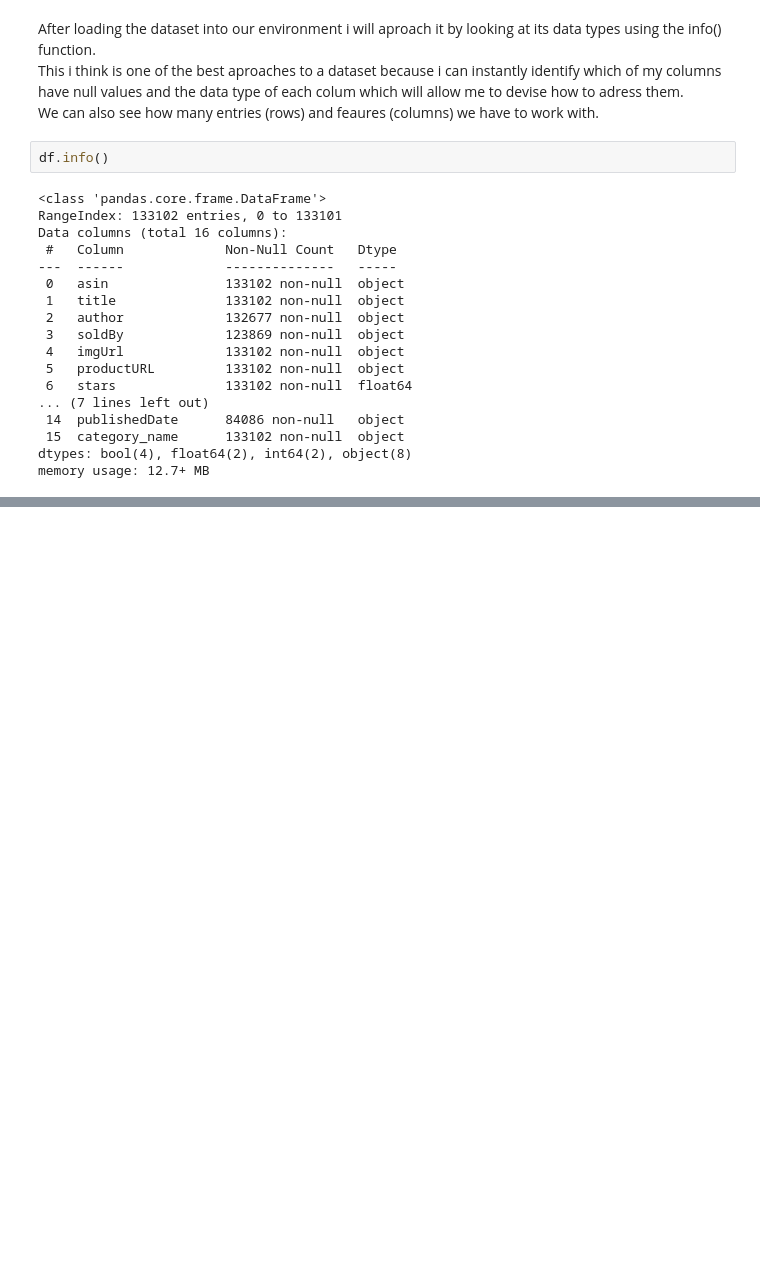
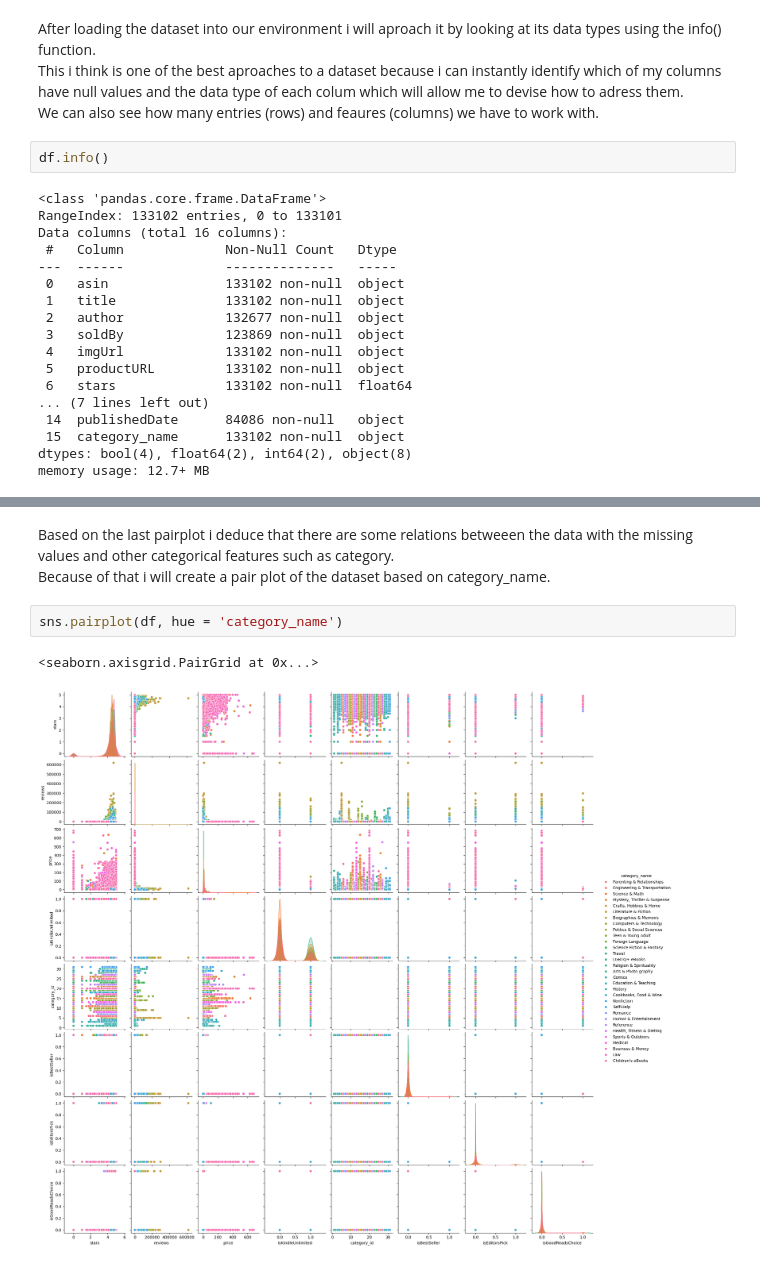
Before and after one commit to Arniquin/ExploratoryDataAnalysis-HypothesisTesting, a Jupyter notebook: Hypothesis.ipynb, the cells around one changed output, grey strips where cells are left out. Cells and saved outputs as stored; diff of their text form; blank space fills up the shorter version.

```diff
--- a/Hypothesis.ipynb
+++ b/Hypothesis.ipynb
@@ -86,0 +138,8 @@ df.head()
+# %% [markdown]
+Based on the last pairplot i deduce that there are some relations betweeen the data with the missing values and other categorical features such as category.
+Because of that i will create a pair plot of the dataset based on category_name.
+# %%
+sns.pairplot(df, hue = 'category_name')
+# %% [output]
+<seaborn.axisgrid.PairGrid at 0x...>
+[figure, added]
```
Also changed, not shown: parts of 42 cells of this notebook, 1 other file.
